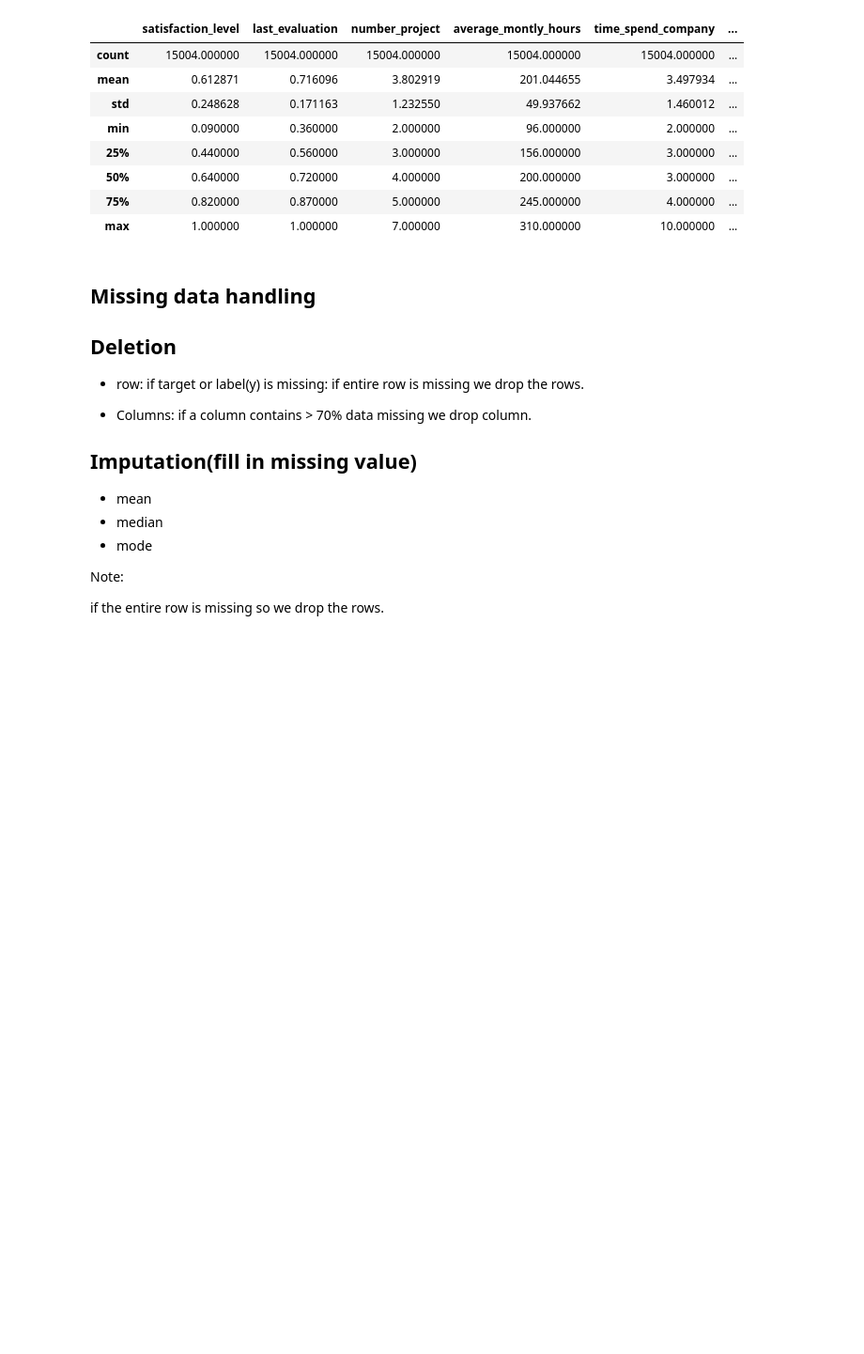
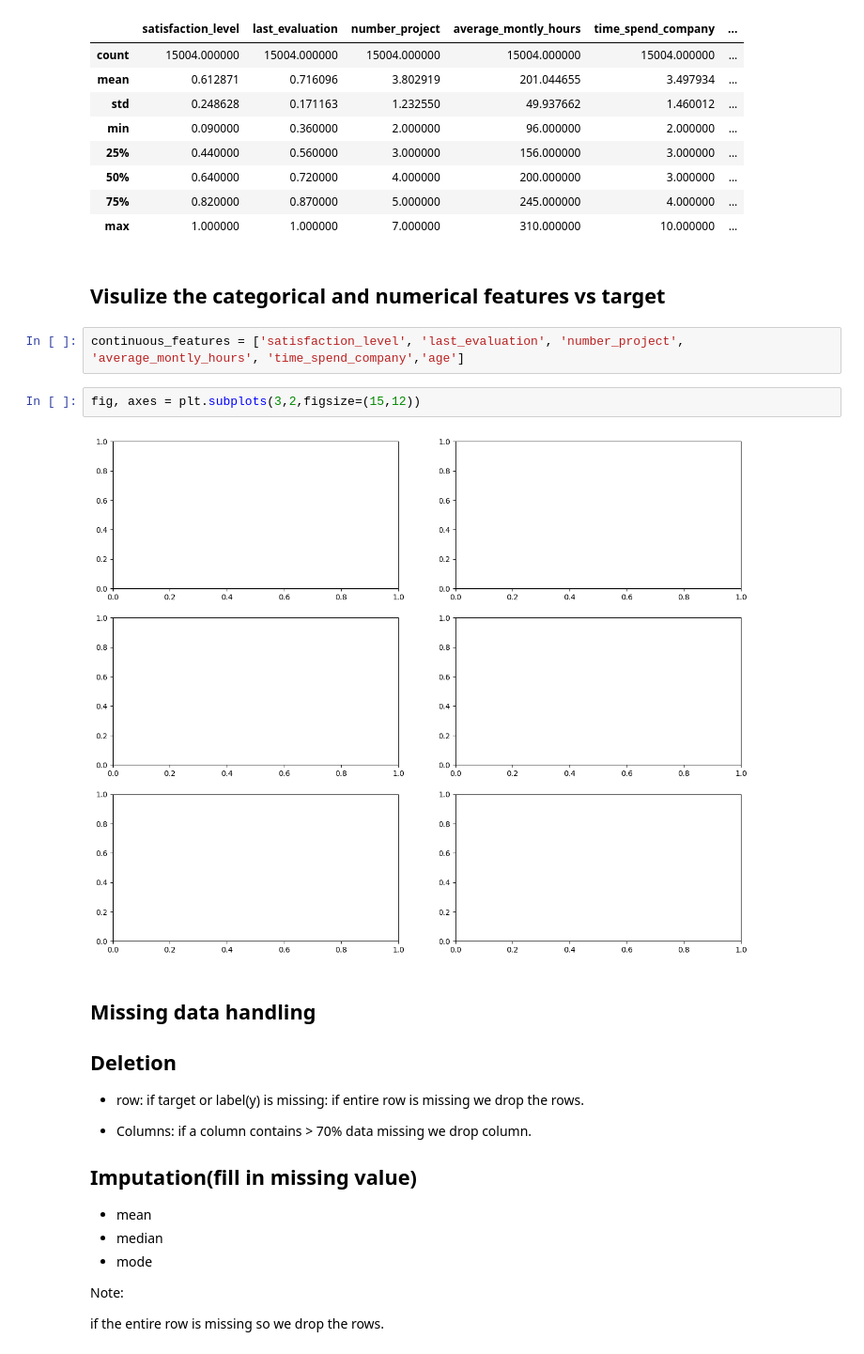
Before and after one commit to ashmi721/Data_Science_Project, a Jupyter notebook: Hr-employee_retention.ipynb, the cells around one changed output. Shown: that part at 94% size. Cells and saved outputs as stored; diff of their text form; blank space fills up the shorter version.

Commit message:
display all the dataset in the subplots

```diff
--- a/Hr-employee_retention.ipynb
+++ b/Hr-employee_retention.ipynb
@@ -67,6 +88,14 @@ df.describe()
 | 50% | 0.640000 | 0.720000 | 4.000000 | 200.000000 | 3.000000 | ... |
 | 75% | 0.820000 | 0.870000 | 5.000000 | 245.000000 | 4.000000 | ... |
 | max | 1.000000 | 1.000000 | 7.000000 | 310.000000 | 10.000000 | ... |
+# %% [markdown]
+## Visulize the categorical and numerical features vs target
+# %%
+continuous_features = ['satisfaction_level', 'last_evaluation', 'number_project', 'average_montly_hours', 'time_spend_company','age']
+# %%
+fig, axes = plt.subplots(3,2,figsize=(15,12))
+# %% [output]
+[figure, added]
 # %% [markdown]
 ## Missing data handling
 
```
Also changed, not shown: parts of 8 cells of this notebook.
